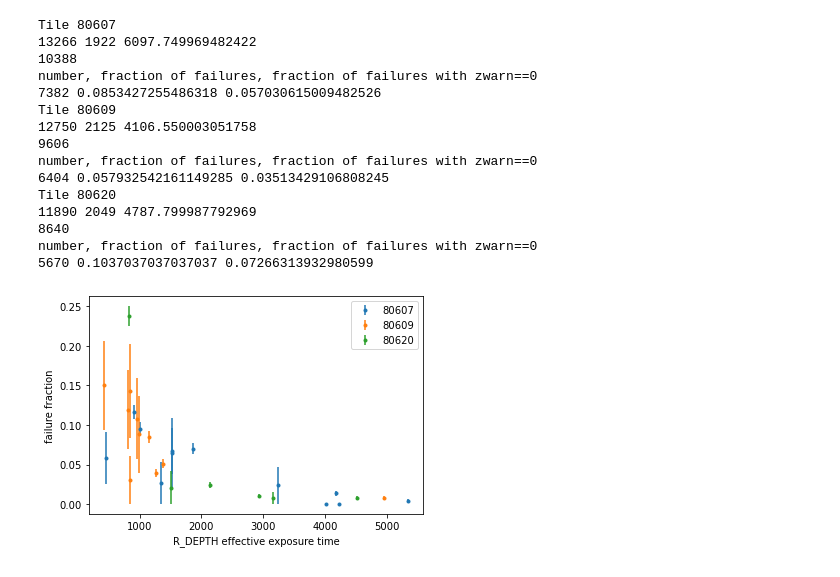
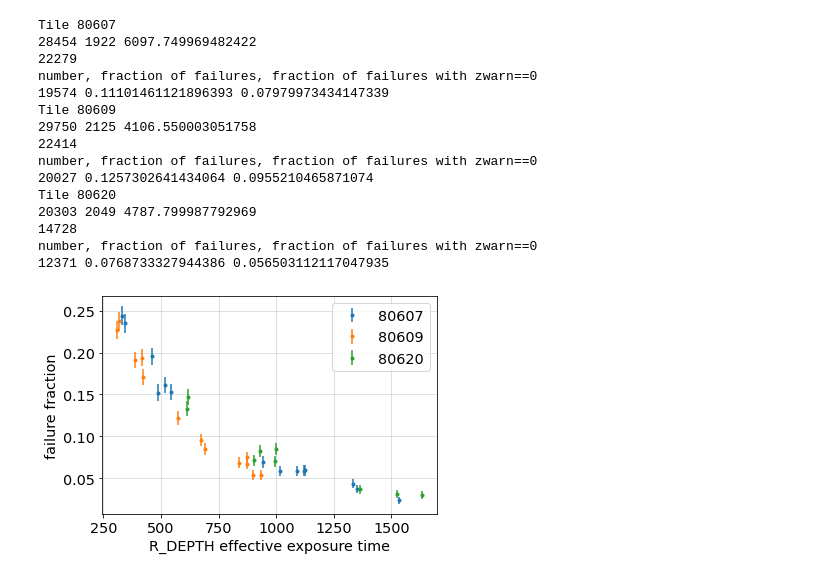
Before and after one commit to desihub/LSS, a Jupyter notebook: Sandbox/repeatRZ.ipynb, the cells around one changed output. Saved outputs shown, nothing was run; the diff lists cells and outputs as text; code cells hidden in the pictures.

```diff
--- a/Sandbox/repeatRZ.ipynb
+++ b/Sandbox/repeatRZ.ipynb
@@ -5,6 +5,14 @@ import numpy as np
 import matplotlib.pyplot as plt
 from astropy.table import Table, vstack, hstack, join
 import fitsio
+# %%
+params = {'legend.fontsize': 'x-large',
+         'axes.labelsize': 'x-large',
+         'axes.titlesize':'x-large',
+         'xtick.labelsize':'x-large',
+         'ytick.labelsize':'x-large',
+         'figure.facecolor':'w'}
+plt.rcParams.update(params)
 # %%
 tileid_list = [80607, 80609, 80620]
 # %%
@@ -17,7 +25,8 @@ for td in tileid_list:
 
     print('Tile {}'.format(td))
 
-    f = fitsio.read('/project/projectdirs/desi/users/ajross/catalogs/SV/redshift_comps/test/'+str(td)+'_LRGzinfo.fits') #fitsio *much* faster than using Table here
+    f = fitsio.read('/project/projectdirs/desi/users/ajross/catalogs/SV/redshift_comps/testRP/'+str(td)+'_LRGzinfo.fits')
+    #f = fitsio.read('/project/projectdirs/desi/users/ajross/catalogs/SV/redshift_comps/test/'+str(td)+'_LRGzinfo.fits') #fitsio *much* faster than using Table here
     deep = f[f['subset']=='deep']
     min_depth = np.max(deep['R_DEPTH'])/2
     print(len(f),len(deep),min_depth)
@@ -45,49 +54,52 @@ for td in tileid_list:
     masknight = tf['subset'] != 'deep'
     masknight &= tf['subset'] != 'all'
     masknight &= tf['Z_TRUTH'] != 0
+    masknight &= tf['FIBERSTATUS']==0
+    masknight &= tf['ZWARN'] & 2**9==0
     tcomp = tf[masknight]
     dz = tcomp['Z'] - tcomp['Z_TRUTH']
     bz = abs(dz) > fail_threshold
     bzz = bz & (tcomp['ZWARN'] != 0)
     print('number, fraction of failures, fraction of failures with zwarn==0')
     print(len(tcomp),len(tcomp[bz])/len(tcomp),len(tcomp[bzz])/len(tcomp))
     rvals = np.unique(tcomp['R_DEPTH'])
     ff = []
     rv = []
     nb = []
     nt = []
     for rval in rvals:
         ds = tcomp[tcomp['R_DEPTH']==rval]
         dz = ds['Z'] - ds['Z_TRUTH']
         bz = abs(dz) > fail_threshold
-        if len(ds) > 30 and rval > mindepth:
-            ff.append(len(ds[bz])/len(ds))
-            nb.append(len(ds[bz]))
-            nt.append(len(ds))
-            rv.append(rval)
+        #if len(ds) > 30 and rval > mindepth:
+        ff.append(len(ds[bz])/len(ds))
+        nb.append(len(ds[bz]))
+        nt.append(len(ds))
+        rv.append(rval)
     nt = np.array(nt)
     nb = np.array(nb)
     err = ((nt-nb)*(1.-(nt-nb)/nt))**.5/nt #binomial error formula, needs double-check
     plt.errorbar(rv,ff,err,fmt='.',label=td)
 
 plt.legend()
+plt.grid(alpha=0.5)
 plt.xlabel('R_DEPTH effective exposure time')
 plt.ylabel('failure fraction')
 plt.show()
 # %% [output]
 Tile 80607
-13266 1922 6097.749969482422
-10388
+28454 1922 6097.749969482422
+22279
 number, fraction of failures, fraction of failures with zwarn==0
-7382 0.0853427255486318 0.057030615009482526
+19574 0.11101461121896393 0.07979973434147339
 Tile 80609
-12750 2125 4106.550003051758
-9606
+29750 2125 4106.550003051758
+22414
 number, fraction of failures, fraction of failures with zwarn==0
-6404 0.057932542161149285 0.03513429106808245
+20027 0.1257302641434064 0.0955210465871074
 Tile 80620
-11890 2049 4787.799987792969
-8640
+20303 2049 4787.799987792969
+14728
 number, fraction of failures, fraction of failures with zwarn==0
-5670 0.1037037037037037 0.07266313932980599
+12371 0.0768733327944386 0.056503112117047935
-[figure, old version]
+[figure, new version]
```
Also changed, not shown: parts of 4 cells of this notebook.
